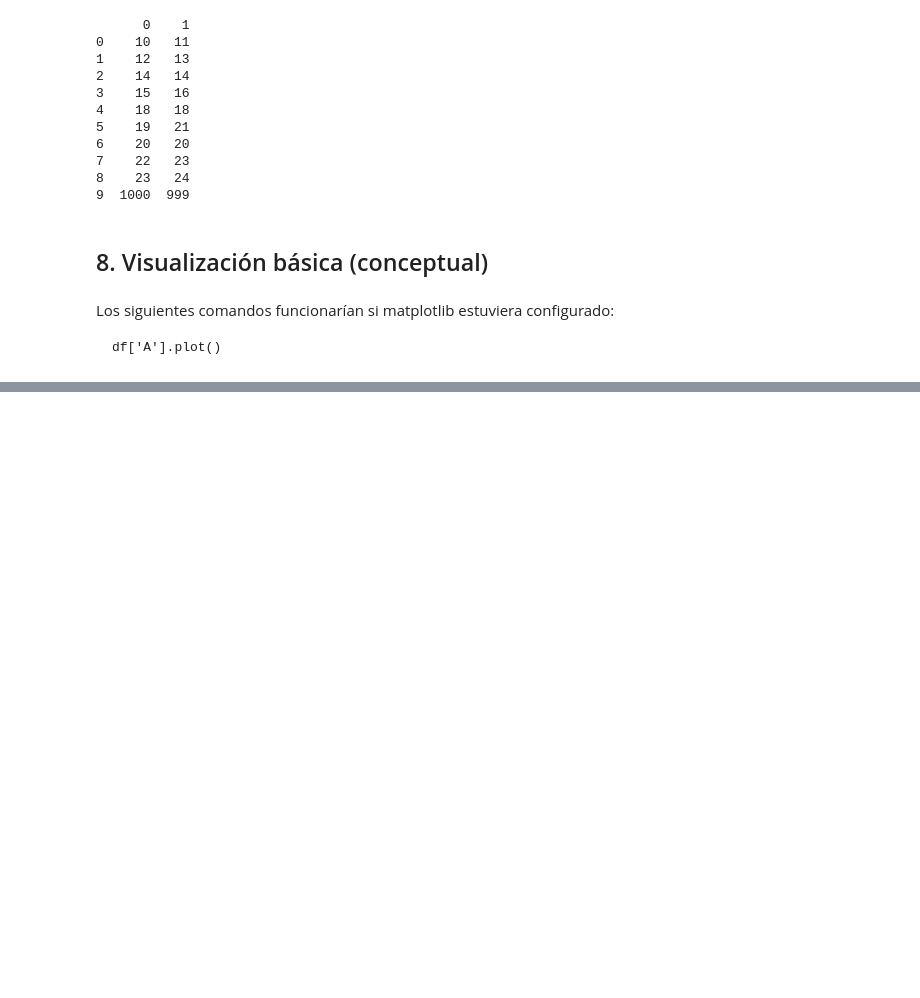
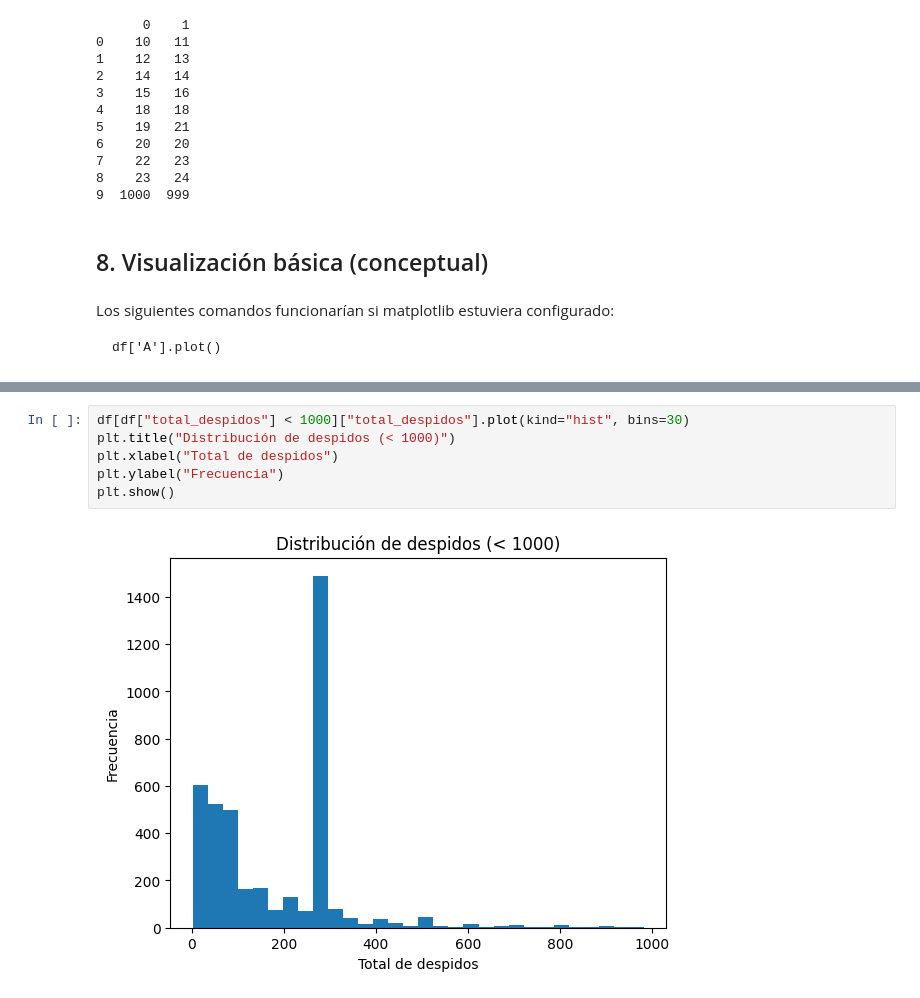
Before and after one commit to Twoeme/Prueba2, a Jupyter notebook: Pandas_Class/clase_pandas_notebook.ipynb, the cells around one changed output, grey strips where cells are left out. Drawn from its saved outputs; the diff is of its cells as text; blank space fills up the shorter version.

```diff
--- a/Pandas_Class/clase_pandas_notebook.ipynb
+++ b/Pandas_Class/clase_pandas_notebook.ipynb
@@ -819,0 +846,8 @@ memory usage: 4.0 KB
+# %%
+df[df["total_despidos"] < 1000]["total_despidos"].plot(kind="hist", bins=30)
+plt.title("Distribución de despidos (< 1000)")
+plt.xlabel("Total de despidos")
+plt.ylabel("Frecuencia")
+plt.show()
+# %% [output]
+[figure, added]
```
Also changed, not shown: parts of 19 cells of this notebook, 4 other files.
